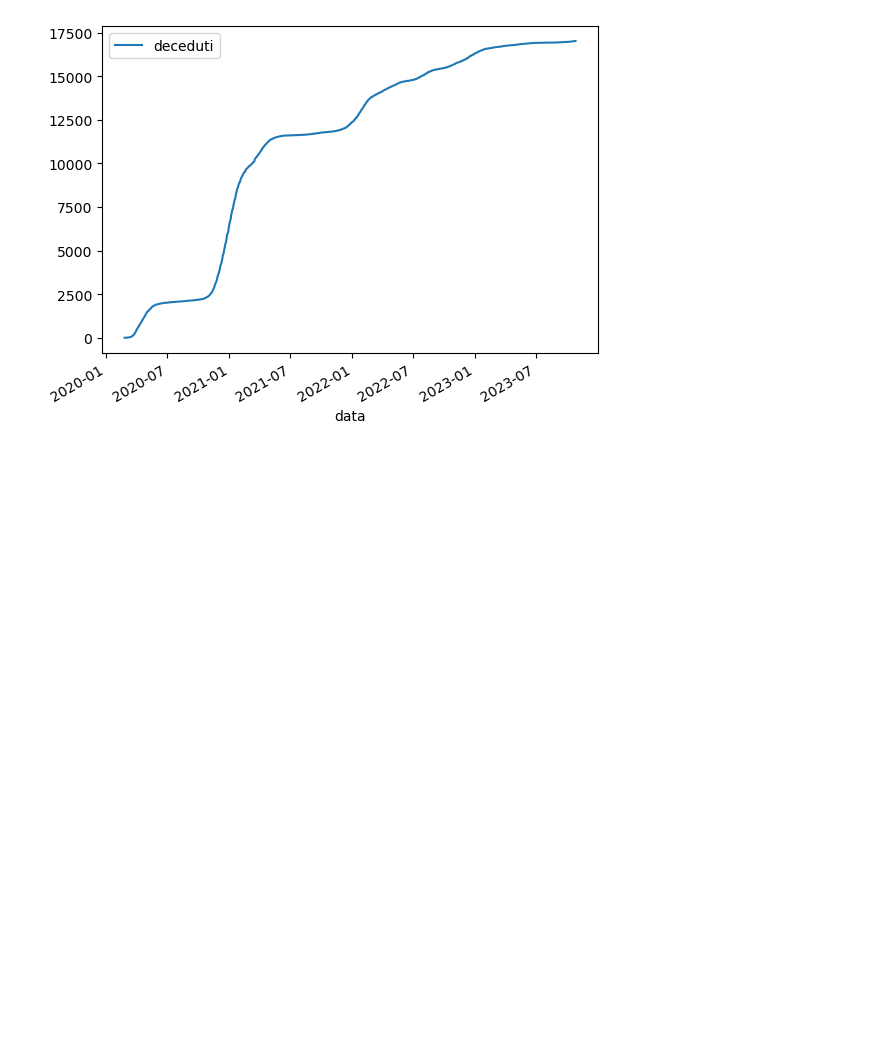
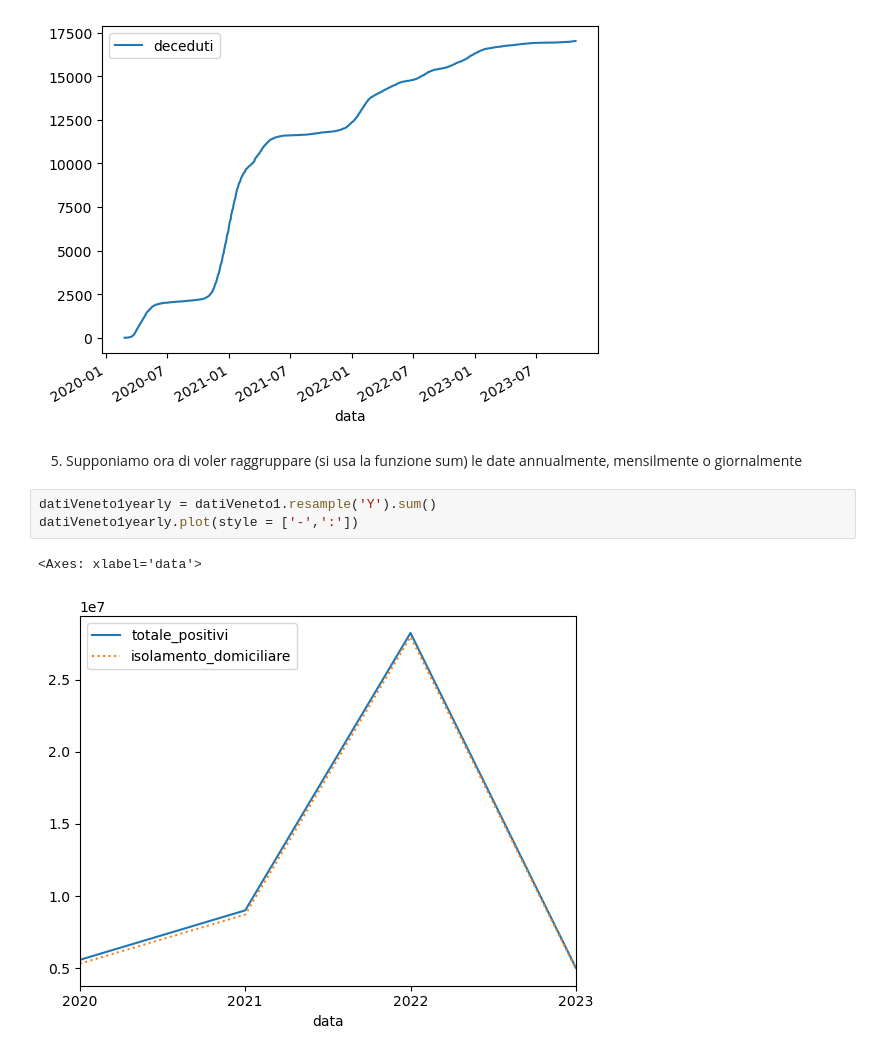
Before and after one commit to giofas02/Tmrd, a Jupyter notebook: Coviddi-checkpoint.ipynb, the cells around one changed output. Cells and saved outputs as stored; diff of their text form; blank space fills up the shorter version.

```diff
--- a/Coviddi-checkpoint.ipynb
+++ b/Coviddi-checkpoint.ipynb
@@ -135,3 +135,11 @@ datiVeneto3.plot()
 [figure]
 [figure]
 [figure]
+# %% [markdown]
+5. Supponiamo ora di voler raggruppare (si usa la funzione sum) le date annualmente, mensilmente o giornalmente
+# %%
+datiVeneto1yearly = datiVeneto1.resample('Y').sum()
+datiVeneto1yearly.plot(style = ['-',':'])
+# %% [output]
+<Axes: xlabel='data'>
+[figure, added]
```
Also changed, not shown: parts of 4 cells of this notebook.
